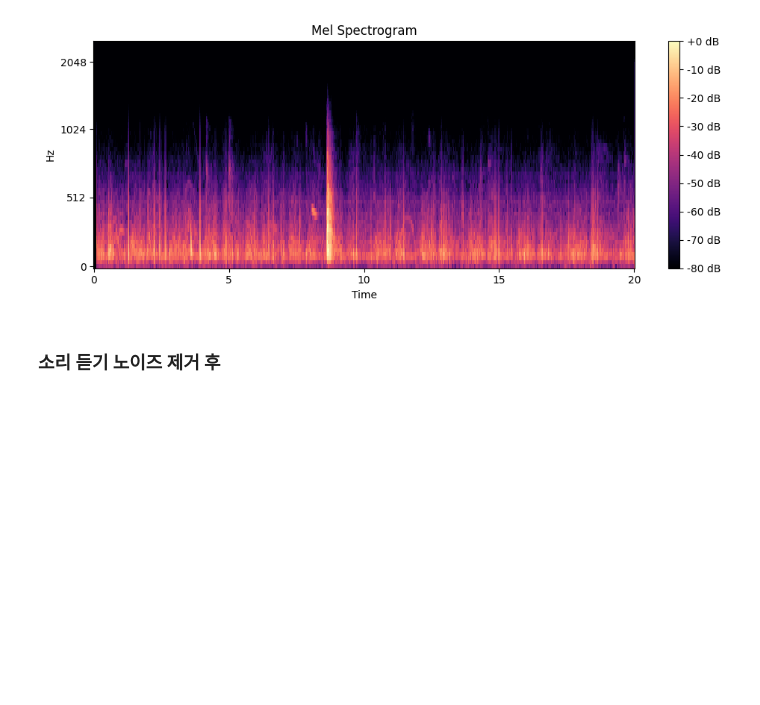
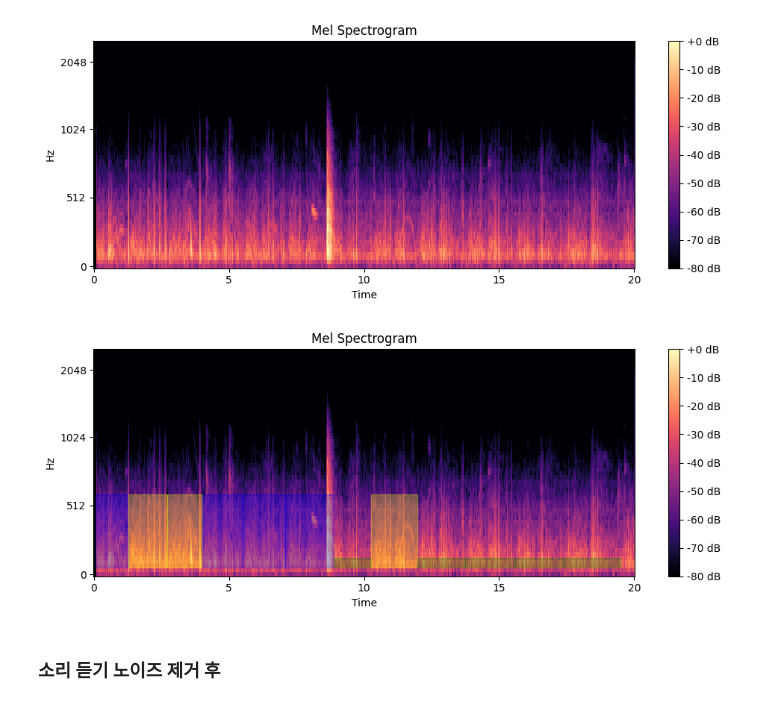
Before and after one commit to team-Sogaksa/Respiratory_CL, a Jupyter notebook: data/icbhi_data_eda.ipynb, the cells around one changed output. Saved outputs shown, nothing was run; the diff lists cells and outputs as text; code cells hidden in the pictures; blank space fills up the shorter version.

```diff
--- a/data/icbhi_data_eda.ipynb
+++ b/data/icbhi_data_eda.ipynb
@@ -205,7 +210,12 @@ There are 920 samples
+# %%
+label_file_path = '/content/drive/MyDrive/AIFFEL_THON/ICBHI_final_database/178_1b2_Lr_mc_AKGC417L.txt'
+
+# 텍스트 파일 읽기
+label_data_list = pd.read_csv(label_file_path, sep='\t', header=None, names=['Beginning of respiratory', 'End of respiratory','crackles','wheezes'])
 # %% [markdown]
 ## Raw Audio Data
 # %%
-data_list = df.to_dict('records')
+data_list = label_data_list.to_dict('records')
 print(data_list)
 # %% [output]
 [{'Beginning of respiratory': 0.042, 'End of respiratory': 1.28, 'crackles': 0, 'wheezes': 1}, {'Beginning of respiratory': 1.28, 'End of respiratory': 2.697, 'crackles': 1, 'wheezes': 1}, {'Beginning ...
@@ -359,6 +370,55 @@ plt.tight_layout()
 plt.show()
 # %% [output]
 [figure]
+# %%
+# 주어진 설정 값
+sample_rate = 4000  # 샘플링 레이트
+desired_length = 8  # 원하는 길이 (이 값은 melspectrogram 함수에 직접 사용되지 않음)
+n_mels = 64  # 멜 필터뱅크의 수
+nfft = 256  # FFT 윈도우 크기
+hop_length = nfft // 2  # 프레임 사이의 샘플 수
+f_max = 2500  # 최대 주파수
+
+# 수정된 속성을 사용하여 멜 스펙트로그램 계산
+S = librosa.feature.melspectrogram(y=y2, sr=sample_rate, n_fft=nfft, hop_length=hop_length, n_mels=n_mels, fmax=f_max)
+
+# 멜 스펙트로그램을 디스플레이하기 위한 코드 (선택 사항)
+plt.figure(figsize=(10, 4))
+librosa.display.specshow(librosa.power_to_db(S, ref=np.max), sr=sample_rate, hop_length=hop_length, y_axis='mel', fmax=f_max, x_axis='time')
+plt.colorbar(format='%+2.0f dB')
+
+
+# {'Beginning of respiratory': 0.042, 'End of respiratory': 1.28, 'crackles': 0, 'wheezes': 1}
+
+# 데이터를 순회하며 각 구간에 대한 사각형 영역 표시
+for entry in data_list:
+    start = entry["Beginning of respiratory"]
+    end = entry["End of respiratory"]
+    crackles = entry["crackles"]
+    wheezes = entry["wheezes"]
+
+    # 색상 결정
+    if crackles and wheezes:
+        color = 'yellow'  # 둘 다 1일 경우
+        ymin = 100/f_max
+        ymax = 900/f_max
+    elif crackles:
+        color = 'green'  # crackles만 1일 경우
+        ymin = 100/f_max
+        ymax= 200/f_max
+    elif wheezes:
+        color = 'blue'  # wheezes만 1일 경우
+        ymin = 100/f_max
+        ymax = 900/f_max
+
+    # 사각형 영역 표시
+    plt.axvspan(start, end, ymin=ymin, ymax=ymax, color=color, alpha=0.3)
+
+plt.title('Mel Spectrogram')
+plt.tight_layout()
+plt.show()
+# %% [output]
+[figure, added]
 # %% [markdown]
 ### 소리 듣기 노이즈 제거 후
 # %%
```
Also changed, not shown: parts of 7 cells of this notebook.
